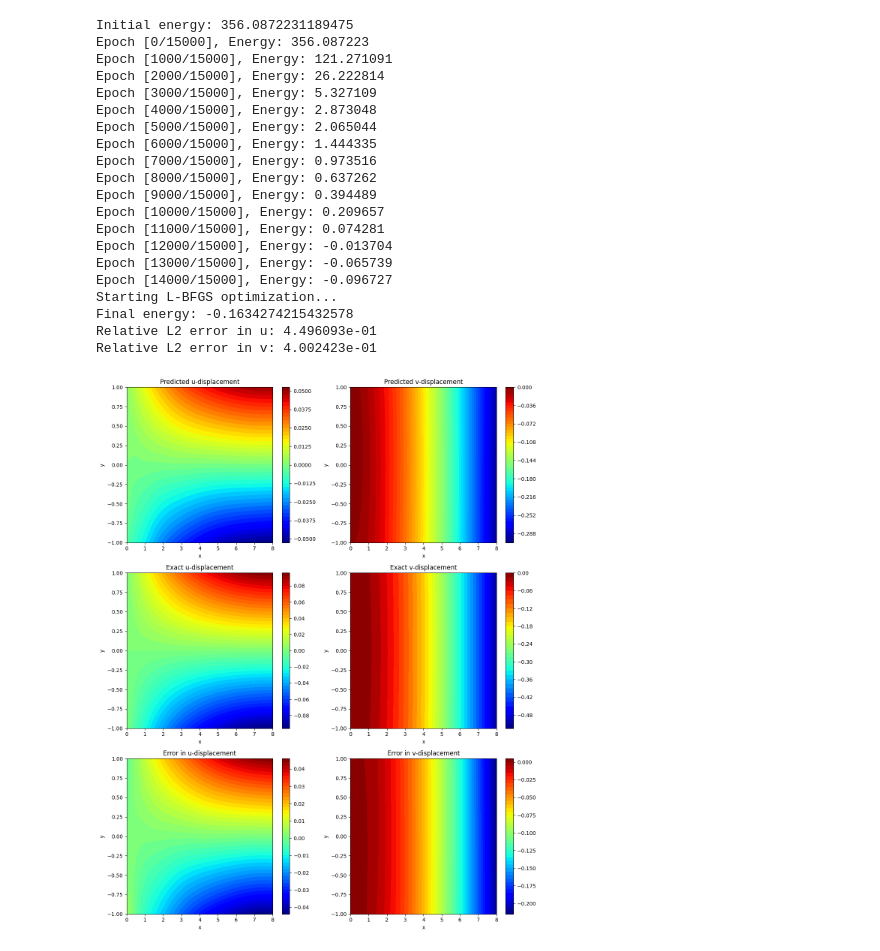
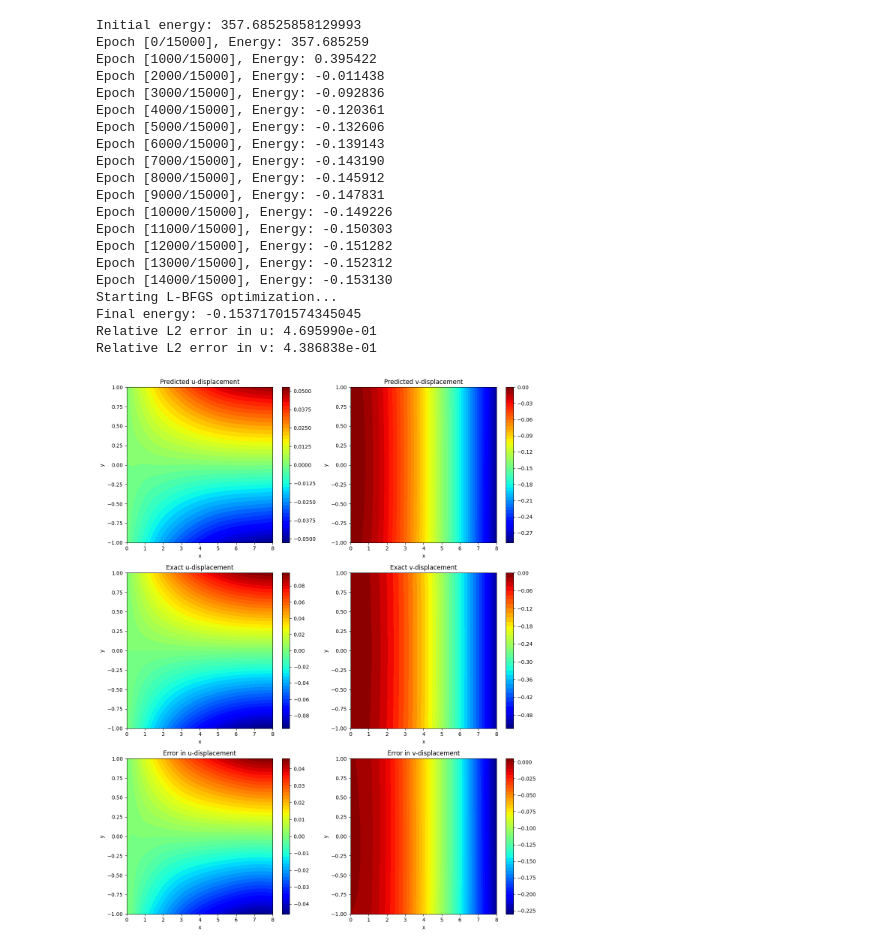
Before and after one commit to sciml-book/sciml_notebook, a Jupyter notebook: pinns/02-linear-elastic.ipynb, the cells around one changed output. Drawn from its saved outputs; the diff is of its cells as text; code cells hidden in the pictures.

Commit message:
Linear and polynomial distance functions

```diff
--- a/pinns/02-linear-elastic.ipynb
+++ b/pinns/02-linear-elastic.ipynb
@@ -110,20 +110,29 @@ for m in model.layers:
         nn.init.xavier_normal_(m.weight)
         nn.init.zeros_(m.bias)
 
+def linear_distance(x, L):
+    """Current simple linear distance function"""
+    return x/L
+
+def polynomial_distance(x, L, n=3):
+    """Polynomial distance function
+    n: polynomial degree (odd number)"""
+    return (x/L)**n * (1 - (x/L))**(n-1) + x/L
+
 # The correct strong form enforcement
 def net_u(x, y):
     u_NN, _ = model(x, y)
     # Analytical solution at x=0
     g_u = (P * y) / (6 * E * I) * ((2 + nu) * (y**2 - W**2/4))
     # Simple distance function x/L
-    return g_u + (x/L) * u_NN
+    return g_u + polynomial_distance(x, L) * u_NN
 
 def net_v(x, y):
     _, v_NN = model(x, y)
     # Analytical solution at x=0
     g_v = -(P) / (6 * E * I) * (3 * nu * y**2 * L)
     # Simple distance function x/L
-    return g_v + (x/L) * v_NN
+    return g_v + polynomial_distance(x, L) * v_NN
 
 def strain(x, y):
     u = net_u(x, y)
@@ -208,7 +217,7 @@ def closure():
 print("Initial energy:", potential_energy().item())
 
 # First train with Adam
-optimizer = optim.Adam(model.parameters(), lr=5e-6)
+optimizer = optim.Adam(model.parameters(), lr=1e-4)
 
 num_epochs = 15000
 for epoch in range(num_epochs):
@@ -246,7 +255,7 @@ y_test_tensor = torch.tensor(X_star_test[:, 1:2], requires_grad=True, device=dev
 u_pred = net_u(x_test_tensor, y_test_tensor).cpu().detach().numpy()
 v_pred = net_v(x_test_tensor, y_test_tensor).cpu().detach().numpy()
 
-# Exact solutions
+
 def u_exact(x, y):
     term1 = (P * y) / (6 * E * I)
     term2 = (6 * L - 3 * x) * x + (2 + nu) * (y**2 - (W**2) / 4)
@@ -293,50 +302,50 @@ ax[0, 1].set_ylabel('y')
 cf = ax[1, 0].contourf(X_test, Y_test, U_exact, levels=50, cmap='jet')
 fig.colorbar(cf, ax=ax[1, 0])
 ax[1, 0].set_title('Exact u-displacement')
 ax[1, 0].set_xlabel('x')
 ax[1, 0].set_ylabel('y')
 
 cf = ax[1, 1].contourf(X_test, Y_test, V_exact, levels=50, cmap='jet')
 fig.colorbar(cf, ax=ax[1, 1])
 ax[1, 1].set_title('Exact v-displacement')
 ax[1, 1].set_xlabel('x')
 ax[1, 1].set_ylabel('y')
 
 # Errors
 cf = ax[2, 0].contourf(X_test, Y_test, Error_U, levels=50, cmap='jet')
 fig.colorbar(cf, ax=ax[2, 0])
 ax[2, 0].set_title('Error in u-displacement')
 ax[2, 0].set_xlabel('x')
 ax[2, 0].set_ylabel('y')
 
 cf = ax[2, 1].contourf(X_test, Y_test, Error_V, levels=50, cmap='jet')
 fig.colorbar(cf, ax=ax[2, 1])
 ax[2, 1].set_title('Error in v-displacement')
 ax[2, 1].set_xlabel('x')
 ax[2, 1].set_ylabel('y')
 
 plt.tight_layout()
 plt.show()
 # %% [output]
 [figure]
-Initial energy: 356.0872231189475
-Epoch [0/15000], Energy: 356.087223
-Epoch [1000/15000], Energy: 121.271091
-Epoch [2000/15000], Energy: 26.222814
-Epoch [3000/15000], Energy: 5.327109
-Epoch [4000/15000], Energy: 2.873048
-Epoch [5000/15000], Energy: 2.065044
-Epoch [6000/15000], Energy: 1.444335
-Epoch [7000/15000], Energy: 0.973516
-Epoch [8000/15000], Energy: 0.637262
-Epoch [9000/15000], Energy: 0.394489
-Epoch [10000/15000], Energy: 0.209657
-Epoch [11000/15000], Energy: 0.074281
-Epoch [12000/15000], Energy: -0.013704
-Epoch [13000/15000], Energy: -0.065739
-Epoch [14000/15000], Energy: -0.096727
+Initial energy: 357.68525858129993
+Epoch [0/15000], Energy: 357.685259
+Epoch [1000/15000], Energy: 0.395422
+Epoch [2000/15000], Energy: -0.011438
+Epoch [3000/15000], Energy: -0.092836
+Epoch [4000/15000], Energy: -0.120361
+Epoch [5000/15000], Energy: -0.132606
+Epoch [6000/15000], Energy: -0.139143
+Epoch [7000/15000], Energy: -0.143190
+Epoch [8000/15000], Energy: -0.145912
+Epoch [9000/15000], Energy: -0.147831
+Epoch [10000/15000], Energy: -0.149226
+Epoch [11000/15000], Energy: -0.150303
+Epoch [12000/15000], Energy: -0.151282
+Epoch [13000/15000], Energy: -0.152312
+Epoch [14000/15000], Energy: -0.153130
 Starting L-BFGS optimization...
-Final energy: -0.1634274215432578
-Relative L2 error in u: 4.496093e-01
-Relative L2 error in v: 4.002423e-01
+Final energy: -0.15371701574345045
+Relative L2 error in u: 4.695990e-01
+Relative L2 error in v: 4.386838e-01
-[figure, old version]
+[figure, new version]
```
